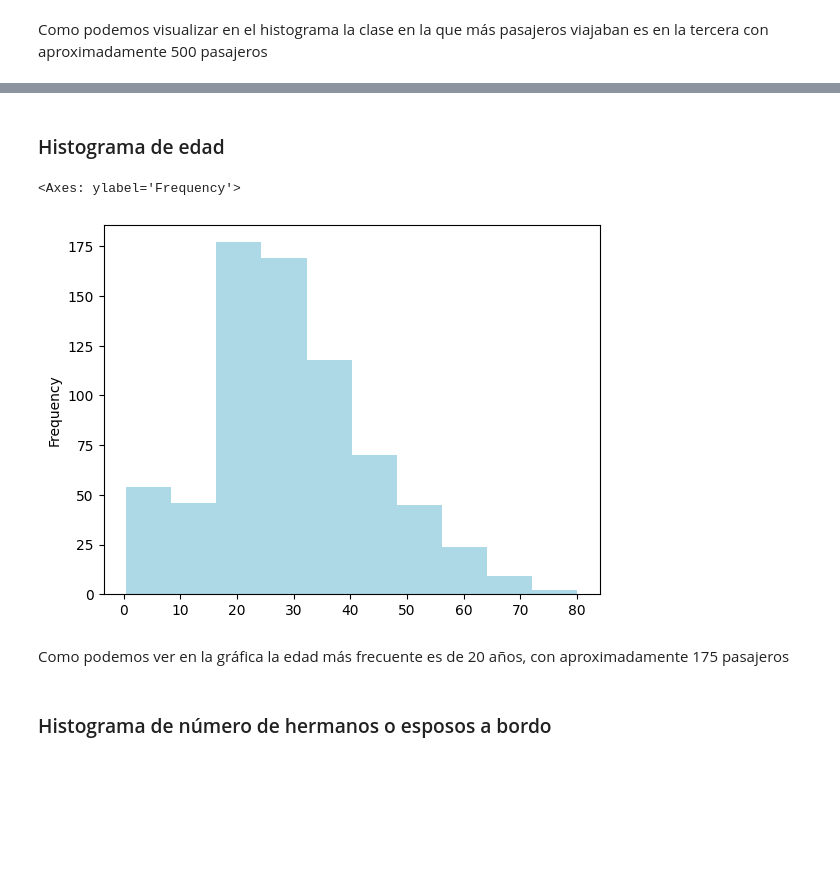
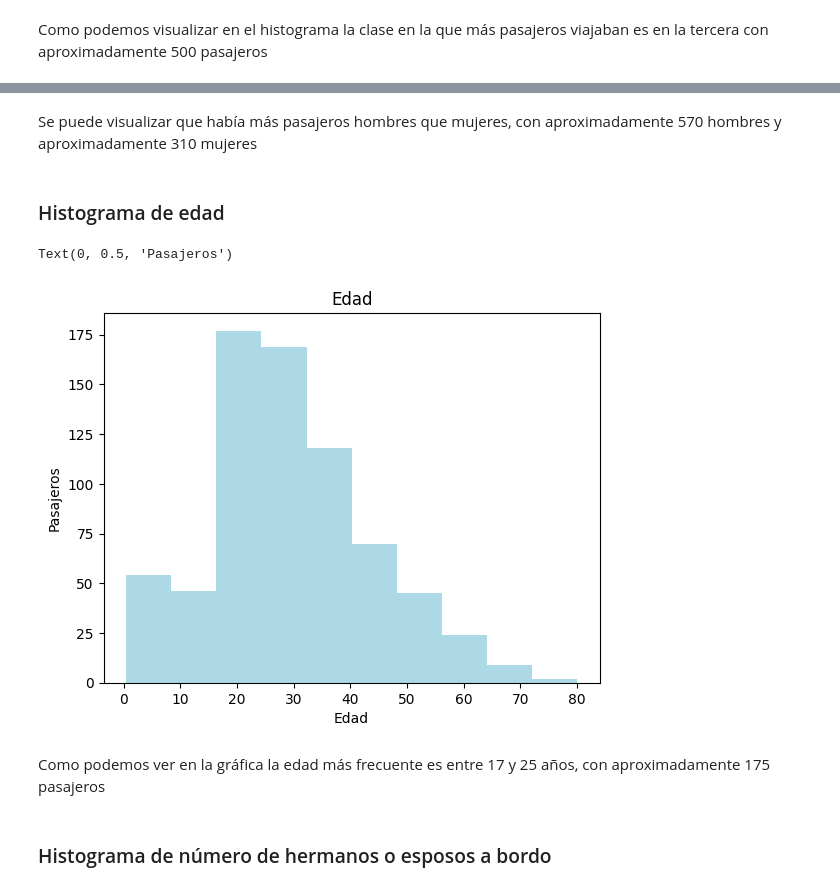
Before and after one commit to Moni-Ib/data-analytics, a Jupyter notebook: notebooks/práctica_titanic.ipynb, the cells around one changed output, grey strips where cells are left out. Drawn from its saved outputs; the diff is of its cells as text; code cells hidden in the pictures; blank space fills up the shorter version.

```diff
--- a/notebooks/práctica_titanic.ipynb
+++ b/notebooks/práctica_titanic.ipynb
@@ -86,12 +122,17 @@ Como podemos visualizar en el histograma la clase en la que más pasajeros viaja
+# %% [markdown]
+Se puede visualizar que había más pasajeros hombres que mujeres, con aproximadamente 570 hombres y aproximadamente 310 mujeres
 # %% [markdown]
 ### Histograma de edad
 # %%
 df["age"].plot(kind="hist", color="lightblue")
+plt.title("Edad")
+plt.xlabel('Edad')
+plt.ylabel('Pasajeros')
 # %% [output]
-<Axes: ylabel='Frequency'>
+Text(0, 0.5, 'Pasajeros')
-[figure, old version]
+[figure, new version]
 # %% [markdown]
-Como podemos ver en la gráfica la edad más frecuente es de 20 años, con aproximadamente 175 pasajeros
+Como podemos ver en la gráfica la edad más frecuente es entre 17 y 25 años, con aproximadamente 175 pasajeros
 # %% [markdown]
 ### Histograma de número de hermanos o esposos a bordo
 # %%
```
Also changed, not shown: parts of 22 cells of this notebook.
